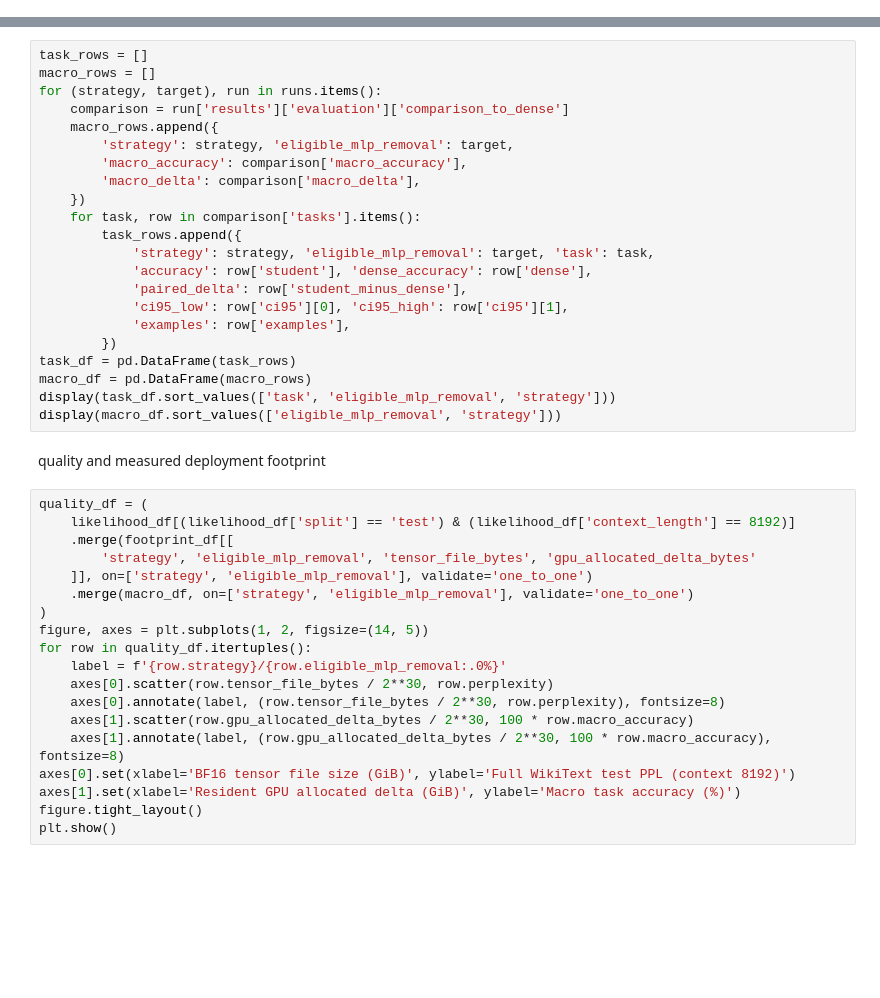
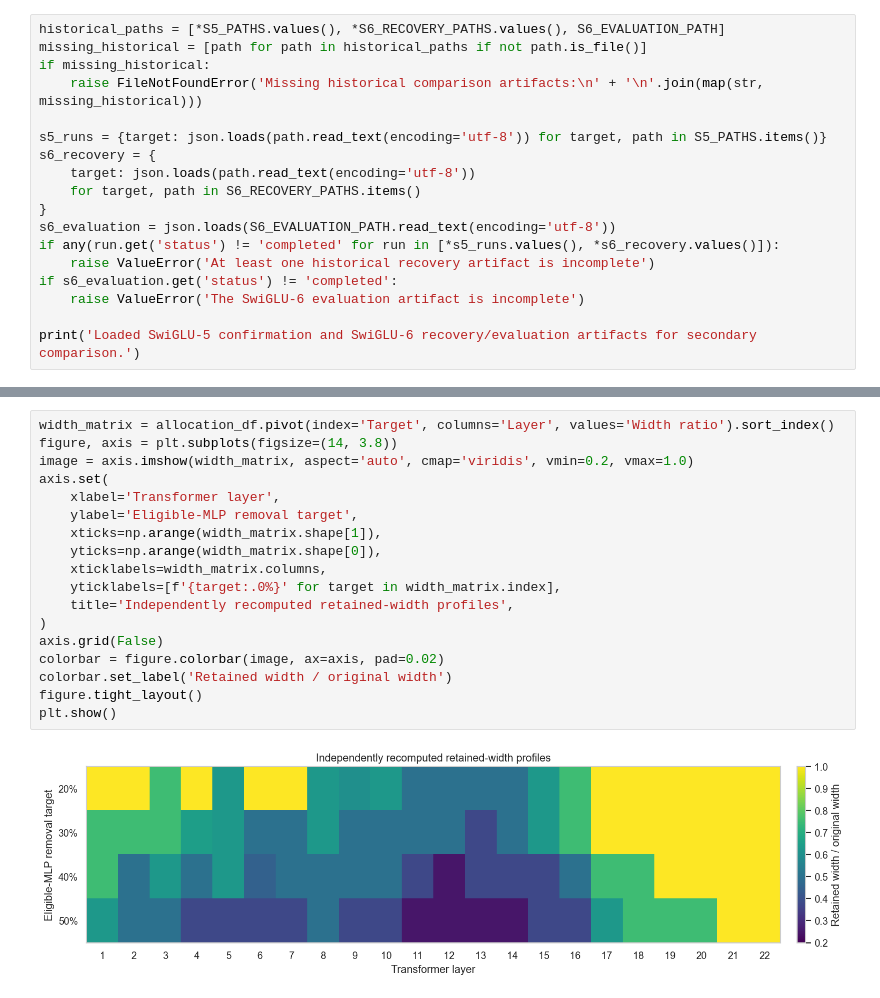
Before and after one commit to Sammuel21/diploma-thesis-block-replacement, a Jupyter notebook: notebooks/model/swiglu/swiglu-7.ipynb, the cells around one changed output, grey strips where cells are left out. Drawn from its saved outputs; the diff is of its cells as text; blank space fills up the shorter version.

```diff
--- a/notebooks/model/swiglu/swiglu-7.ipynb
+++ b/notebooks/model/swiglu/swiglu-7.ipynb
@@ -171,0 +91,18 @@ zero-shot tasks and paired differences against dense
+# %%
+historical_paths = [*S5_PATHS.values(), *S6_RECOVERY_PATHS.values(), S6_EVALUATION_PATH]
+missing_historical = [path for path in historical_paths if not path.is_file()]
+if missing_historical:
+    raise FileNotFoundError('Missing historical comparison artifacts:\n' + '\n'.join(map(str, missing_historical)))
+
+s5_runs = {target: json.loads(path.read_text(encoding='utf-8')) for target, path in S5_PATHS.items()}
+s6_recovery = {
+    target: json.loads(path.read_text(encoding='utf-8'))
+    for target, path in S6_RECOVERY_PATHS.items()
+}
+s6_evaluation = json.loads(S6_EVALUATION_PATH.read_text(encoding='utf-8'))
+if any(run.get('status') != 'completed' for run in [*s5_runs.values(), *s6_recovery.values()]):
+    raise ValueError('At least one historical recovery artifact is incomplete')
+if s6_evaluation.get('status') != 'completed':
+    raise ValueError('The SwiGLU-6 evaluation artifact is incomplete')
+
+print('Loaded SwiGLU-5 confirmation and SwiGLU-6 recovery/evaluation artifacts for secondary comparison.')
@@ -172,43 +193,20 @@ zero-shot tasks and paired differences against dense
 # %%
-task_rows = []
-macro_rows = []
-for (strategy, target), run in runs.items():
-    comparison = run['results']['evaluation']['comparison_to_dense']
-    macro_rows.append({
-        'strategy': strategy, 'eligible_mlp_removal': target,
-        'macro_accuracy': comparison['macro_accuracy'],
-        'macro_delta': comparison['macro_delta'],
-    })
-    for task, row in comparison['tasks'].items():
-        task_rows.append({
-            'strategy': strategy, 'eligible_mlp_removal': target, 'task': task,
-            'accuracy': row['student'], 'dense_accuracy': row['dense'],
-            'paired_delta': row['student_minus_dense'],
-            'ci95_low': row['ci95'][0], 'ci95_high': row['ci95'][1],
-            'examples': row['examples'],
-        })
-task_df = pd.DataFrame(task_rows)
-macro_df = pd.DataFrame(macro_rows)
-display(task_df.sort_values(['task', 'eligible_mlp_removal', 'strategy']))
-display(macro_df.sort_values(['eligible_mlp_removal', 'strategy']))
+width_matrix = allocation_df.pivot(index='Target', columns='Layer', values='Width ratio').sort_index()
+figure, axis = plt.subplots(figsize=(14, 3.8))
+image = axis.imshow(width_matrix, aspect='auto', cmap='viridis', vmin=0.2, vmax=1.0)
+axis.set(
+    xlabel='Transformer layer',
+    ylabel='Eligible-MLP removal target',
+    xticks=np.arange(width_matrix.shape[1]),
+    yticks=np.arange(width_matrix.shape[0]),
+    xticklabels=width_matrix.columns,
+    yticklabels=[f'{target:.0%}' for target in width_matrix.index],
+    title='Independently recomputed retained-width profiles',
+)
+axis.grid(False)
+colorbar = figure.colorbar(image, ax=axis, pad=0.02)
+colorbar.set_label('Retained width / original width')
+figure.tight_layout()
+plt.show()
+# %% [output]
+[figure, added]
-# %% [markdown]
-quality and measured deployment footprint
-# %%
-quality_df = (
-    likelihood_df[(likelihood_df['split'] == 'test') & (likelihood_df['context_length'] == 8192)]
-    .merge(footprint_df[[
-        'strategy', 'eligible_mlp_removal', 'tensor_file_bytes', 'gpu_allocated_delta_bytes'
-    ]], on=['strategy', 'eligible_mlp_removal'], validate='one_to_one')
-    .merge(macro_df, on=['strategy', 'eligible_mlp_removal'], validate='one_to_one')
-)
-figure, axes = plt.subplots(1, 2, figsize=(14, 5))
-for row in quality_df.itertuples():
-    label = f'{row.strategy}/{row.eligible_mlp_removal:.0%}'
-    axes[0].scatter(row.tensor_file_bytes / 2**30, row.perplexity)
-    axes[0].annotate(label, (row.tensor_file_bytes / 2**30, row.perplexity), fontsize=8)
-    axes[1].scatter(row.gpu_allocated_delta_bytes / 2**30, 100 * row.macro_accuracy)
-    axes[1].annotate(label, (row.gpu_allocated_delta_bytes / 2**30, 100 * row.macro_accuracy), fontsize=8)
-axes[0].set(xlabel='BF16 tensor file size (GiB)', ylabel='Full WikiText test PPL (context 8192)')
-axes[1].set(xlabel='Resident GPU allocated delta (GiB)', ylabel='Macro task accuracy (%)')
-figure.tight_layout()
-plt.show()
```
Also changed, not shown: parts of 52 cells of this notebook, 17 other files.
